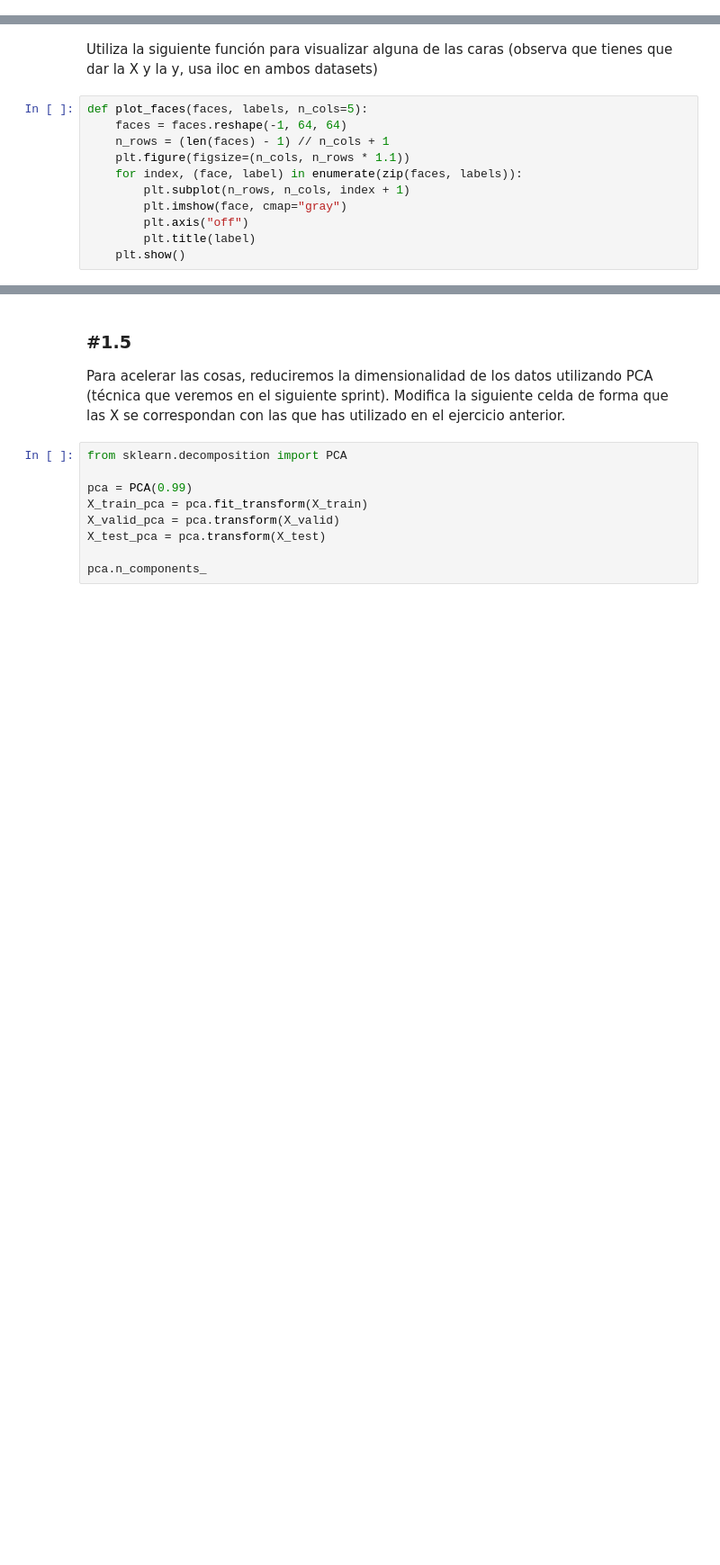
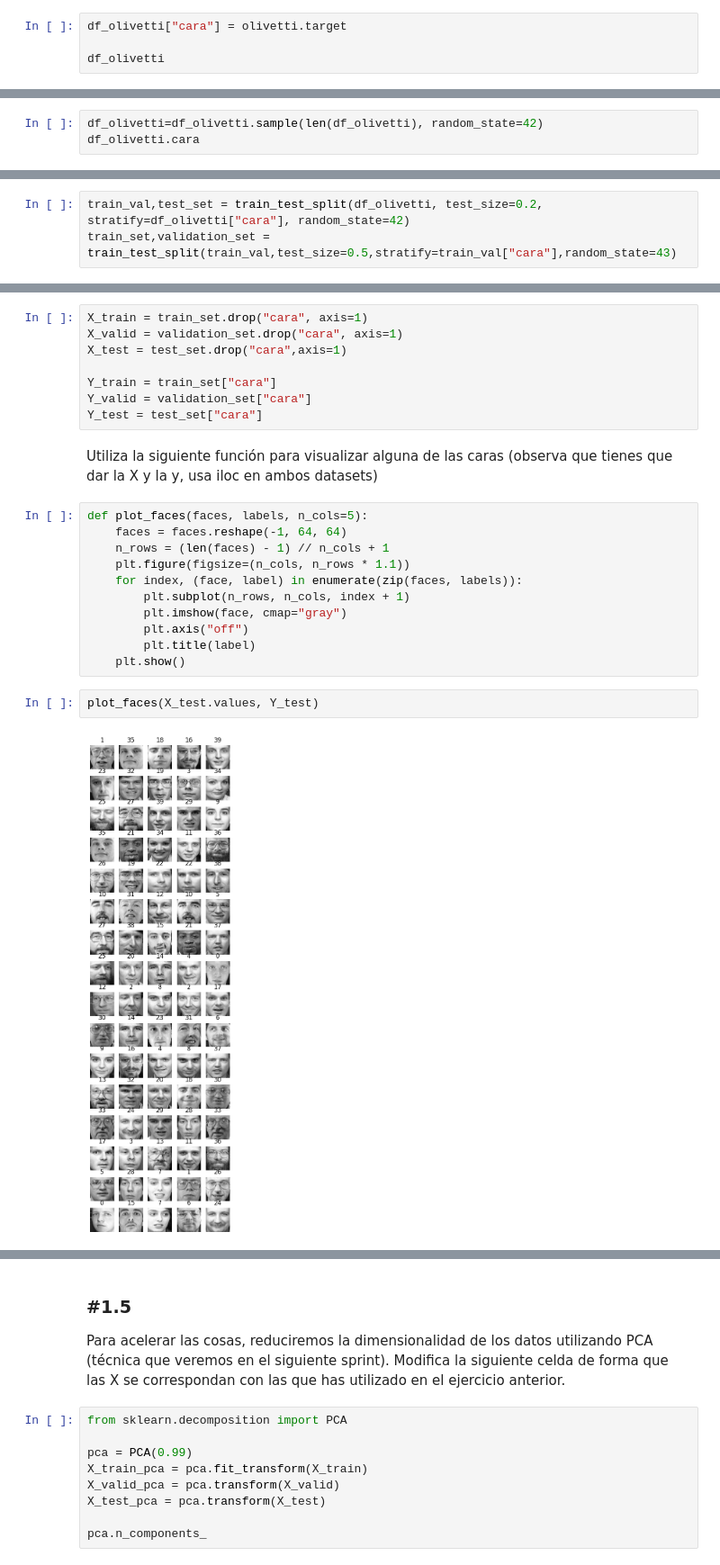
Before and after one commit to mmsbi02/DS_Marcos_Mart-nez_Santiago, a Jupyter notebook: 04_Machine_Learning/Sprint_13/Unidad_01_ML_No_Supervisado_Clustering_KMeans/03_Practica_Obligatoria/18_Practica_Obligatoria_Clustering_KMeans.ipynb, the cells around one changed output, grey strips where cells are left out. Shown at 90% size. Drawn from its saved outputs; the diff is of its cells as text; blank space fills up the shorter version.

```diff
--- a/04_Machine_Learning/Sprint_13/Unidad_01_ML_No_Supervisado_Clustering_KMeans/03_Practica_Obligatoria/18_Practica_Obligatoria_Clustering_KMeans.ipynb
+++ b/04_Machine_Learning/Sprint_13/Unidad_01_ML_No_Supervisado_Clustering_KMeans/03_Practica_Obligatoria/18_Practica_Obligatoria_Clustering_KMeans.ipynb
@@ -33,0 +139,4 @@ Aunque no lo vas a usar hasta el final de la práctica, muestra el target. Luego
+# %%
+df_olivetti["cara"] = olivetti.target
+
+df_olivetti
@@ -33,0 +173,3 @@ Aunque no lo vas a usar hasta el final de la práctica, muestra el target. Luego
+# %%
+df_olivetti=df_olivetti.sample(len(df_olivetti), random_state=42)
+df_olivetti.cara
@@ -41,0 +217,3 @@ NOTA: No hemos hecho hasta ahora la separación en tres sets, investiga por tu c
+# %%
+train_val,test_set = train_test_split(df_olivetti, test_size=0.2, stratify=df_olivetti["cara"], random_state=42)
+train_set,validation_set = train_test_split(train_val,test_size=0.5,stratify=train_val["cara"],random_state=43)
@@ -43,6 +229,14 @@ NOTA: No hemos hecho hasta ahora la separación en tres sets, investiga por tu c
 ### #1.4
 
 Crea los pares X,y para train, validation y test.
+# %%
+X_train = train_set.drop("cara", axis=1)
+X_valid = validation_set.drop("cara", axis=1)
+X_test = test_set.drop("cara",axis=1)
+
+Y_train = train_set["cara"]
+Y_valid = validation_set["cara"]
+Y_test = test_set["cara"]
 # %% [markdown]
 Utiliza la siguiente función para visualizar alguna de las caras (observa que tienes que dar la X y la y, usa iloc en ambos datasets)
 # %%
@@ -56,3 +250,7 @@ def plot_faces(faces, labels, n_cols=5):
         plt.axis("off")
         plt.title(label)
     plt.show()
+# %%
+plot_faces(X_test.values, Y_test)
+# %% [output]
+[figure, added]
```
Also changed, not shown: parts of 32 cells of this notebook, 2 other files.
